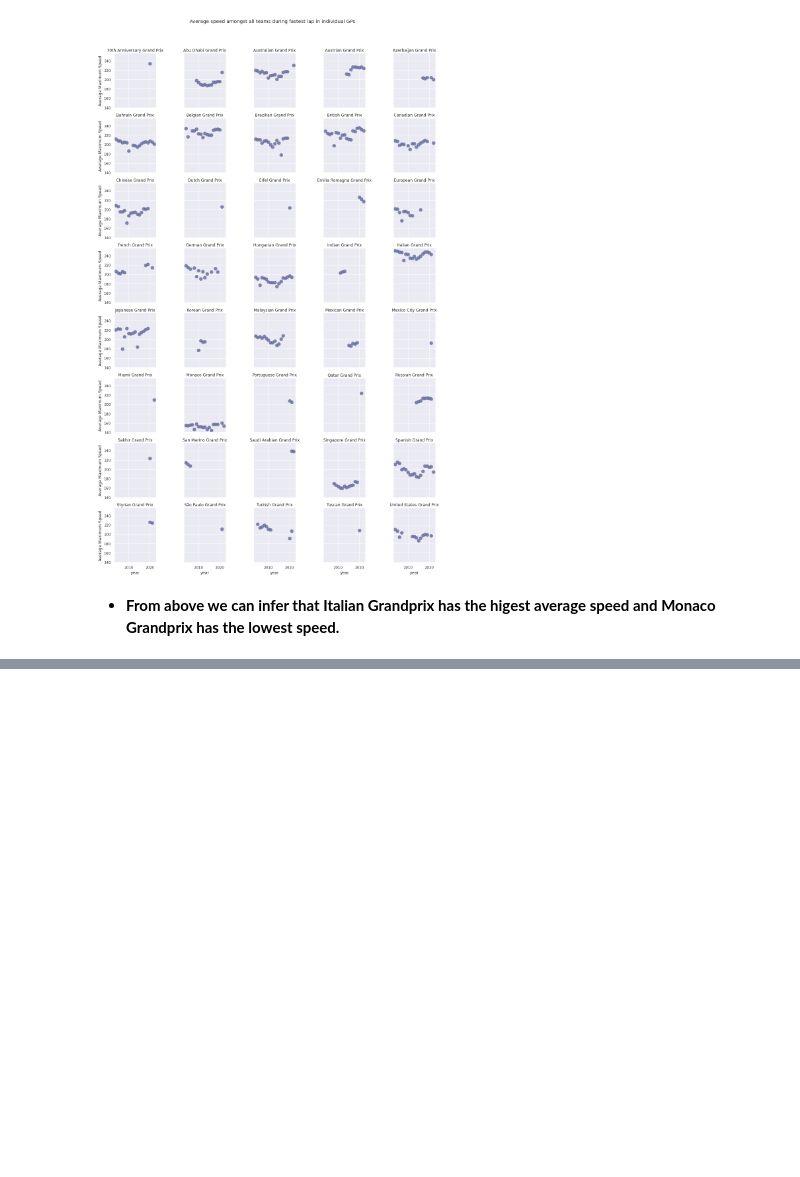
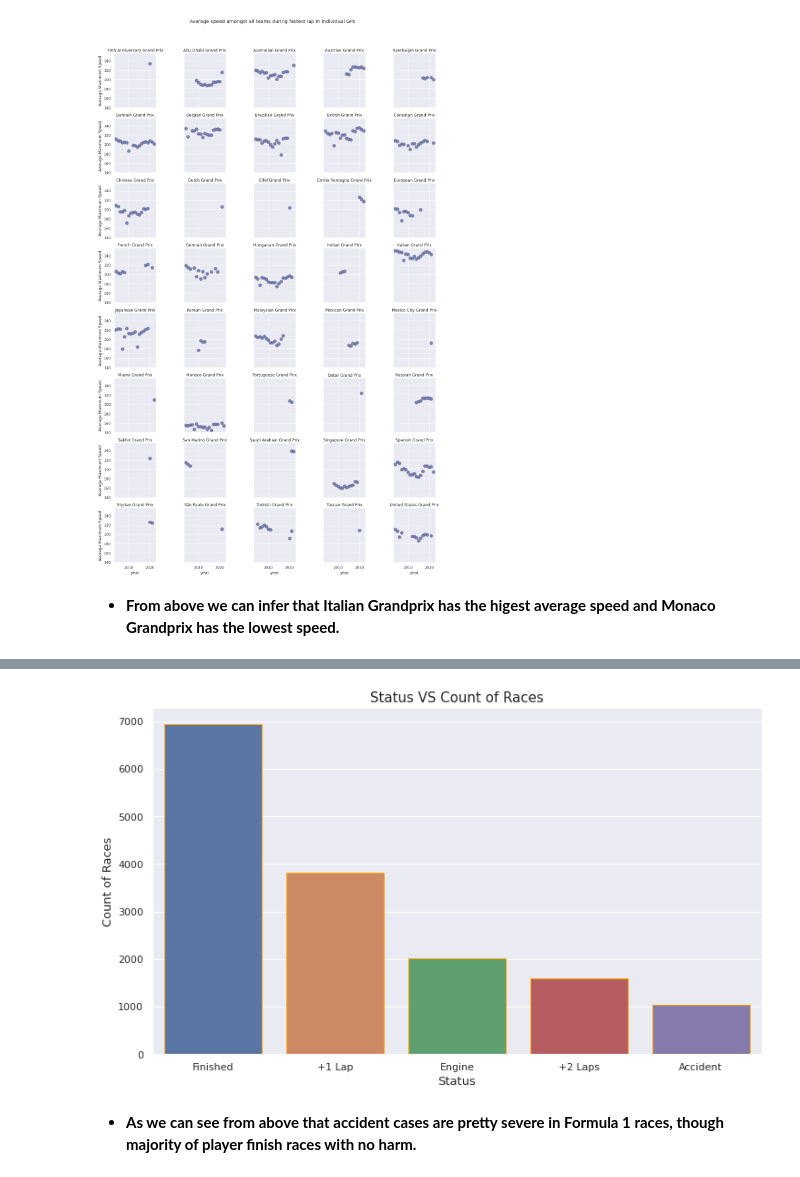
Before and after one commit to Kousikdutta1/Formula-1-Data-Analysis, a Jupyter notebook: Formula_1_Exploratory_Data_Analysis.ipynb, the cells around one changed output, grey strips where cells are left out. Saved outputs shown, nothing was run; the diff lists cells and outputs as text; code cells hidden in the pictures; blank space fills up the shorter version.

Commit message:
Seventh commit Formula 1 Analysis

```diff
--- a/Formula_1_Exploratory_Data_Analysis.ipynb
+++ b/Formula_1_Exploratory_Data_Analysis.ipynb
@@ -733,0 +804,4 @@ f1df.head()
+# %%
+# Let's understand the status column of the dataset
+
+status_f1 = f1df['status'].value_counts().head().reset_index()
@@ -733,0 +817,14 @@ f1df.head()
+# %%
+# Let's plot a barplot :  Status VS Count of Races.
+
+plt.figure(figsize=(12,7))
+sns.set(style="darkgrid")
+sns.barplot(x = "index", y = "status", data = status_f1, edgecolor = 'orange')
+plt.title("Status VS Count of Races", fontsize = 15)
+plt.xlabel("Status", fontsize = 13)
+plt.ylabel("Count of Races", fontsize = 13)
+plt.show();
+# %% [output]
+[figure, added]
+# %% [markdown]
+* **As we can see from above that accident cases are pretty severe in Formula 1 races, though majority of player finish races with no harm.**
```
Also changed, not shown: parts of 12 cells of this notebook.
